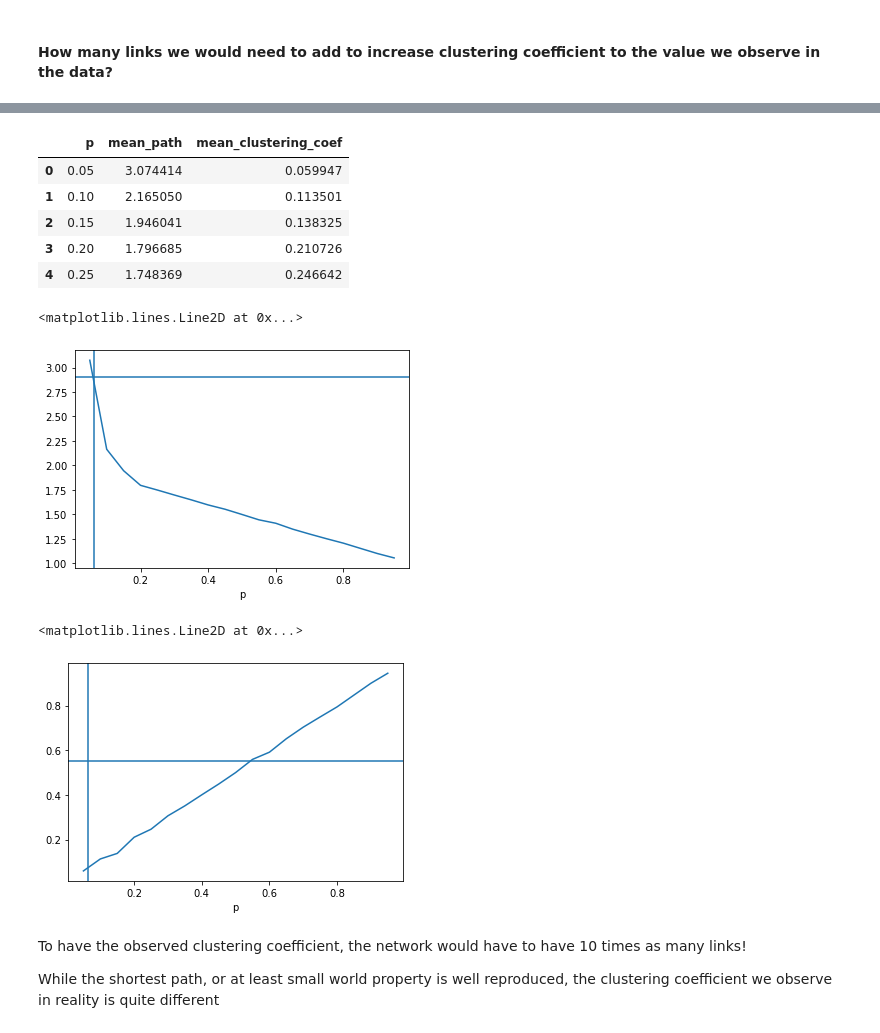
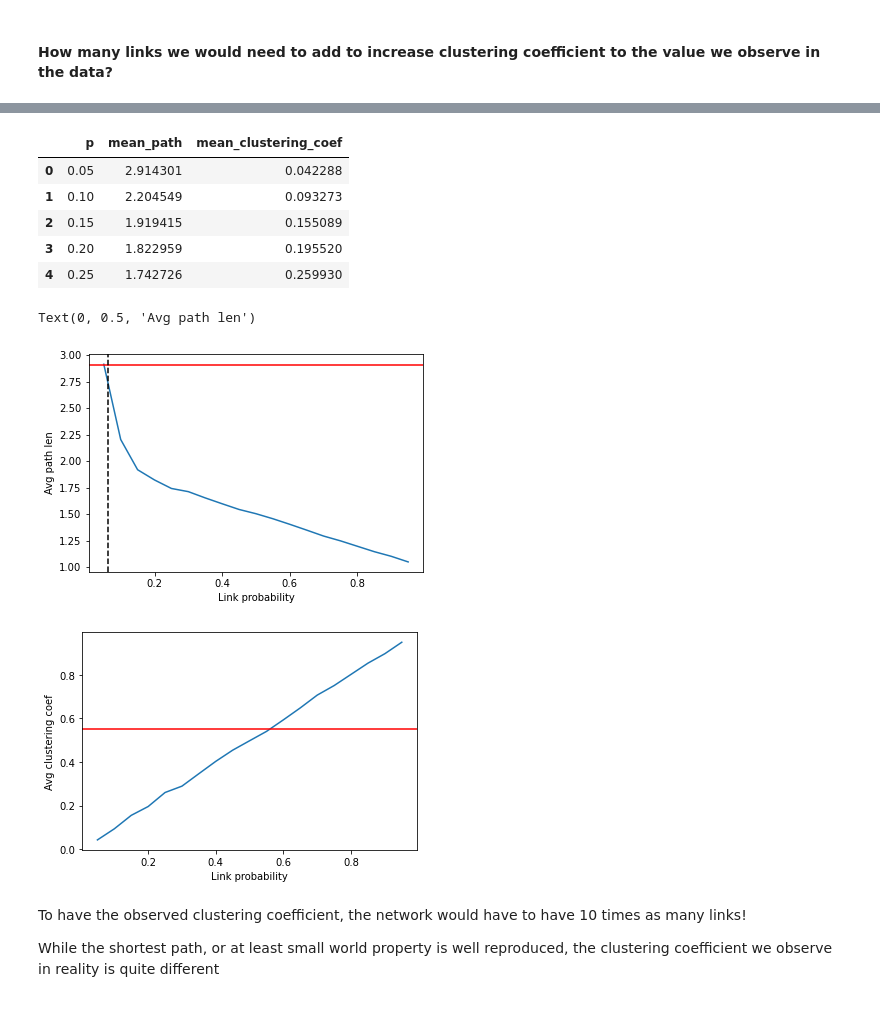
Before and after one commit to SaskaAloric/IntroCompleNeT2023, a Jupyter notebook: Notebooks/CNT_Lesson9.ipynb, the cells around one changed output, grey strips where cells are left out. Cells and saved outputs as stored; diff of their text form; code cells hidden in the pictures.

```diff
--- a/Notebooks/CNT_Lesson9.ipynb
+++ b/Notebooks/CNT_Lesson9.ipynb
@@ -193,7 +216,7 @@ If you rerun previous code multiple times you will see that the number of links
 p = 2*temp_l/(temp_n*(temp_n-1)) #keep the same p
 
 total_links = []
-for i in range(100):
+for i in range(10000):
     G = nx.random_graphs.erdos_renyi_graph(temp_n,p)
     total_links.append(G.number_of_edges())
 # %%
@@ -302,27 +367,32 @@ for p in np.linspace(0,1,21)[1:-1]: #we loop over different link probability val
 # %%
-res_df = pd.DataFrame(results,columns=['p','mean_path','mean_clustering_coef'])
+res_df = pd.DataFrame(results,
+                      columns=['p','mean_path','mean_clustering_coef'])
 res_df.head()
 # %% [output]
 |  | p | mean_path | mean_clustering_coef |
-| 0 | 0.05 | 3.074414 | 0.059947 |
-| 1 | 0.10 | 2.165050 | 0.113501 |
-| 2 | 0.15 | 1.946041 | 0.138325 |
-| 3 | 0.20 | 1.796685 | 0.210726 |
-| 4 | 0.25 | 1.748369 | 0.246642 |
+| 0 | 0.05 | 2.914301 | 0.042288 |
+| 1 | 0.10 | 2.204549 | 0.093273 |
+| 2 | 0.15 | 1.919415 | 0.155089 |
+| 3 | 0.20 | 1.822959 | 0.195520 |
+| 4 | 0.25 | 1.742726 | 0.259930 |
 # %%
 res_df.set_index('p')['mean_path'].plot()
-plt.axhline(y=nx.average_shortest_path_length(G_gt))
-plt.axvline(x=2*L/(N*(N-1)))
+plt.axhline(y=nx.average_shortest_path_length(G_gt),color='red')
+plt.axvline(x=2*L/(N*(N-1)),color='black',ls='--')
+plt.xlabel('Link probability')
+plt.ylabel('Avg path len')
 # %% [output]
-<matplotlib.lines.Line2D at 0x...>
+Text(0, 0.5, 'Avg path len')
-[figure, old version]
+[figure, new version]
 # %%
 res_df.set_index('p')['mean_clustering_coef'].plot()
-plt.axhline(y=nx.average_clustering(G_gt))
-plt.axvline(x=2*L/(N*(N-1)))
+plt.axhline(y=nx.average_clustering(G_gt),color='red')
+# plt.axvline(x=2*L/(N*(N-1)))
+plt.xlabel('Link probability')
+plt.ylabel('Avg clustering coef')
+plt.show()
 # %% [output]
-<matplotlib.lines.Line2D at 0x...>
-[figure, old version]
+[figure, new version]
 # %% [markdown]
 To have the observed clustering coefficient, the network would have to have 10 times as many links!
 
```
Also changed, not shown: parts of 46 cells of this notebook.
